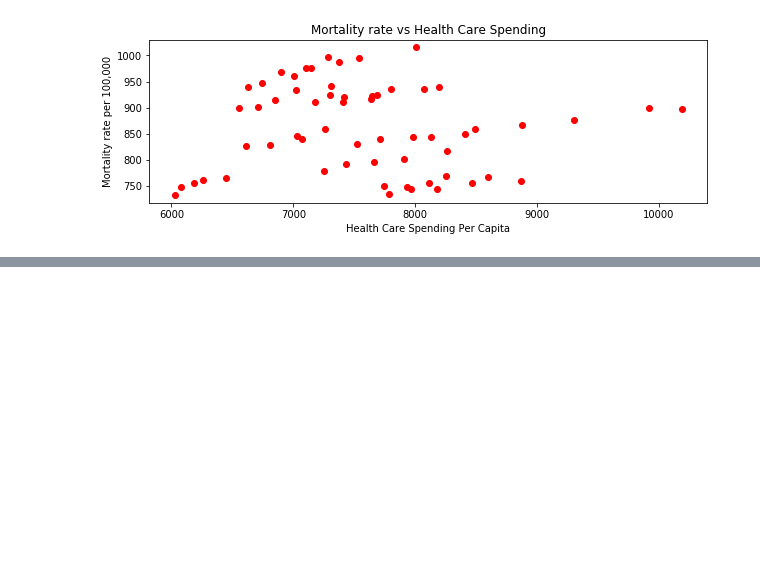
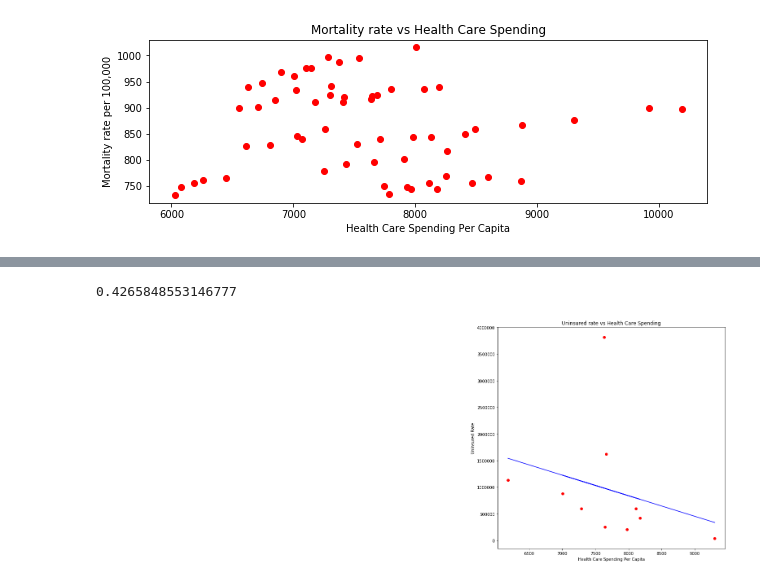
Before and after one commit to TJL30308/DREAM_Project, a Jupyter notebook: Health_care_spending_per_capita.ipynb, the cells around one changed output, grey strips where cells are left out. Cells and saved outputs as stored; diff of their text form; code cells hidden in the pictures; blank space fills up the shorter version.

```diff
--- a/Health_care_spending_per_capita.ipynb
+++ b/Health_care_spending_per_capita.ipynb
@@ -172,0 +213,23 @@ NameError: name 'scipy' is not defined
+# %%
+x_axis = dfx['2012']
+y_axis = uninsured_data['2012']
+
+(slope_12, intercept, rvalue_12, pvalue_12, stderr) = linregress(x_axis, y_axis)
+regress_values = x_axis * slope_12 + intercept
+line_eq = "y = " + str(round(slope_12,2)) + "x + " + str(round(intercept,2))
+print(pvalue_12)
+
+plt.figure(figsize=(10,10))
+plt.title("Uninsured rate vs Health Care Spending")
+plt.xlabel("Health Care Spending Per Capita")
+plt.ylabel("Uninsured Rate")
+plt.scatter(x_axis, y_axis, color='r', alpha=1)
+#plt.plot(x, y, '--')
+plt.plot(x_axis,regress_values,"b-")
+
+plt.annotate(line_eq,(10,10),fontsize=15,color="red")
+plt.savefig("output/Uninsured_rate_vs_Health_Care_Spending_2012.png")
+plt.show()
+# %% [output]
+0.4265848553146777
+[figure, added]
```
Also changed, not shown: parts of 8 cells of this notebook, 6 other files.
